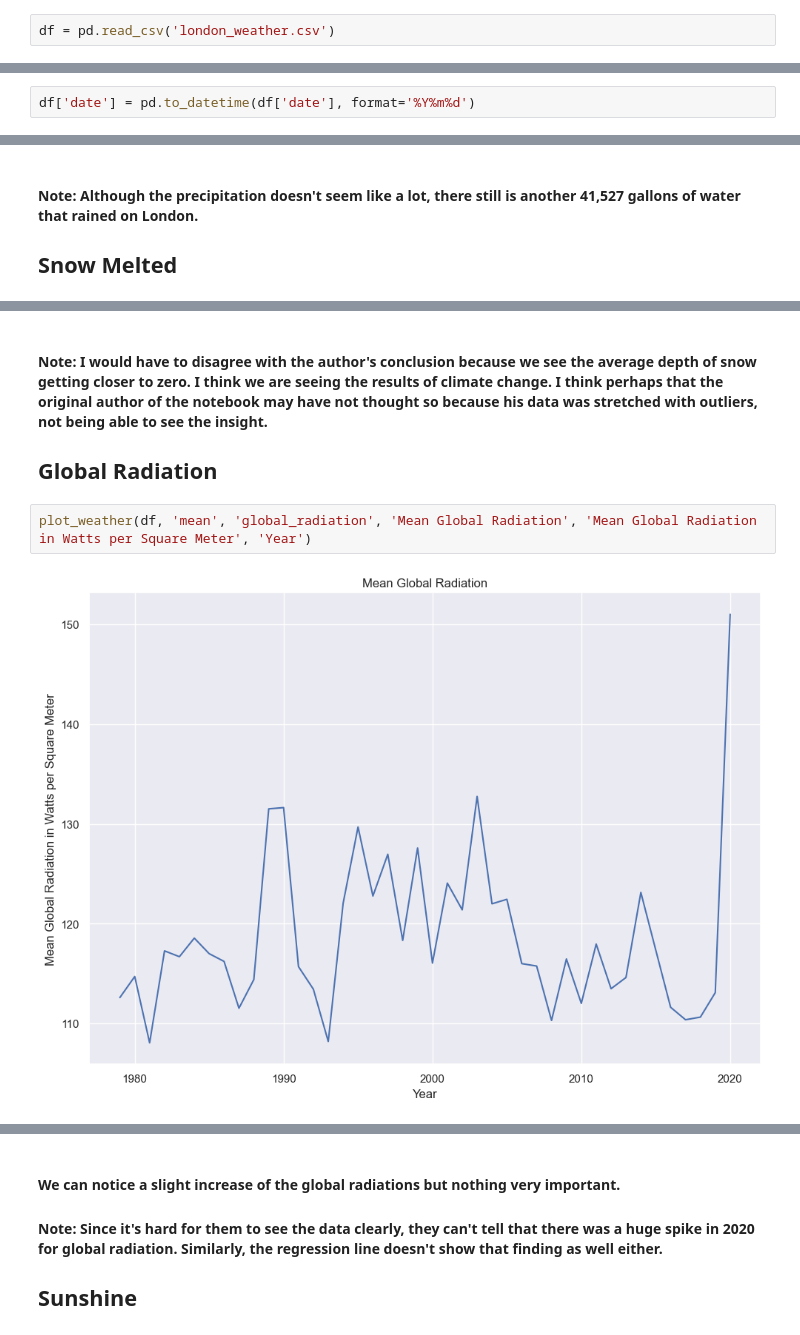
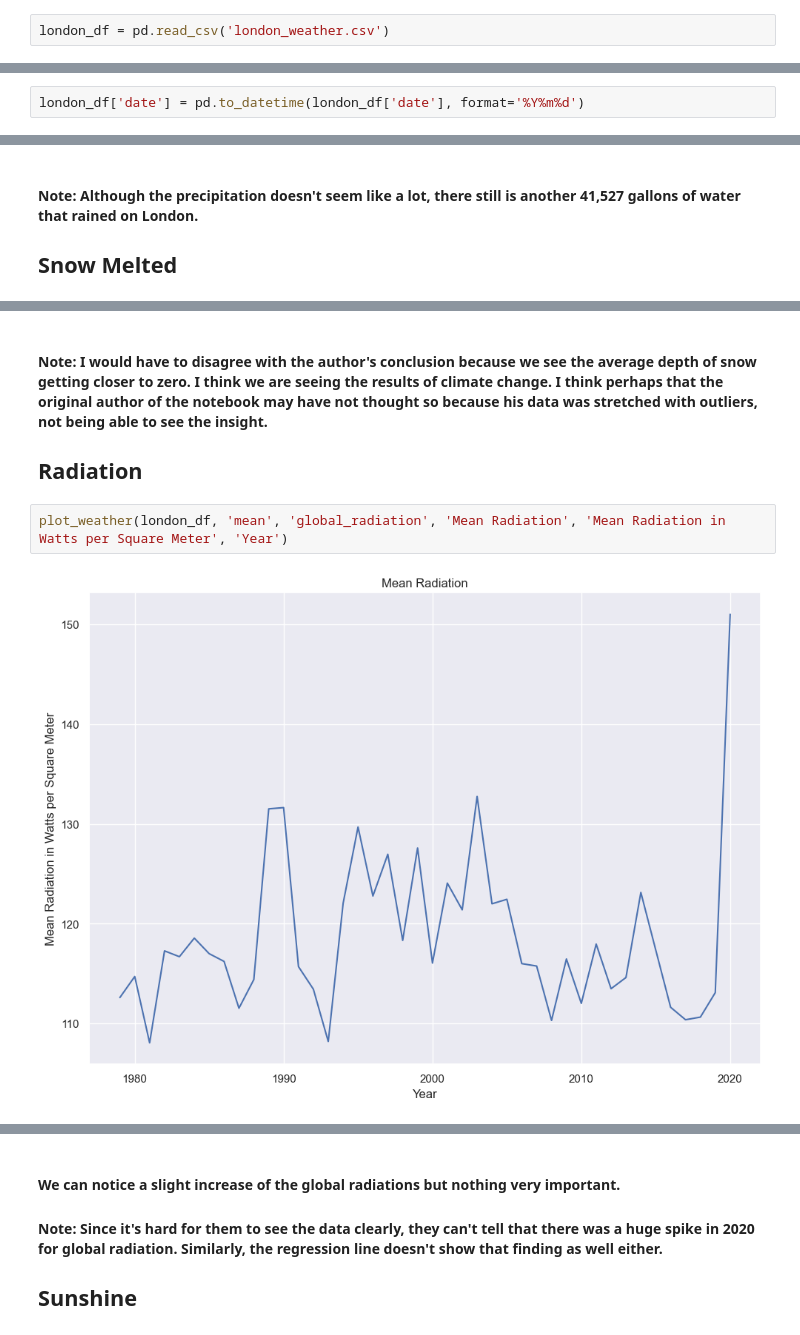
Before and after one commit to jkmin3/2023Fall_Projects, a Jupyter notebook: climate-change-effects-in-london-since-1979-eda.ipynb, the cells around one changed output, grey strips where cells are left out. Cells and saved outputs as stored; diff of their text form.

```diff
--- a/climate-change-effects-in-london-since-1979-eda.ipynb
+++ b/climate-change-effects-in-london-since-1979-eda.ipynb
@@ -8,4 +9,4 @@ import matplotlib.pyplot as plt
 
 sns.set(rc={'figure.figsize':(11.7,8.27)})
 # %%
-df = pd.read_csv('london_weather.csv')
+london_df = pd.read_csv('london_weather.csv')
@@ -25,3 +35,3 @@ df.shape
 # %%
-df['date'] = pd.to_datetime(df['date'], format='%Y%m%d')
+london_df['date'] = pd.to_datetime(london_df['date'], format='%Y%m%d')
 # %%
@@ -186,9 +240,9 @@ plot_weather_with_regression(df, 'mean', 'snow_depth', 'Mean Snow Depth in Londo
 # %% [markdown]
 #### **Note:** I would have to disagree with the author's conclusion because we see the average depth of snow getting closer to zero. I think we are seeing the results of climate change. I think perhaps that the original author of the notebook may have not thought so because his data was stretched with outliers, not being able to see the insight.
 
-## Global Radiation
+## Radiation
 # %%
-plot_weather(df, 'mean', 'global_radiation', 'Mean Global Radiation', 'Mean Global Radiation in Watts per Square Meter', 'Year')
+plot_weather(london_df, 'mean', 'global_radiation', 'Mean Radiation', 'Mean Radiation in Watts per Square Meter', 'Year')
 # %% [output]
-[figure, old version]
+[figure, new version]
 # %%
```
Also changed, not shown: parts of 33 cells of this notebook, 7 other files.
